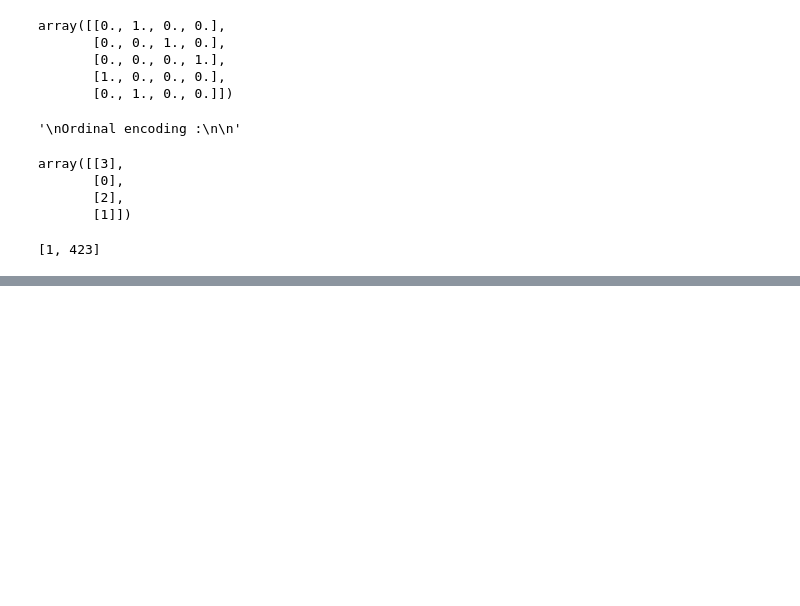
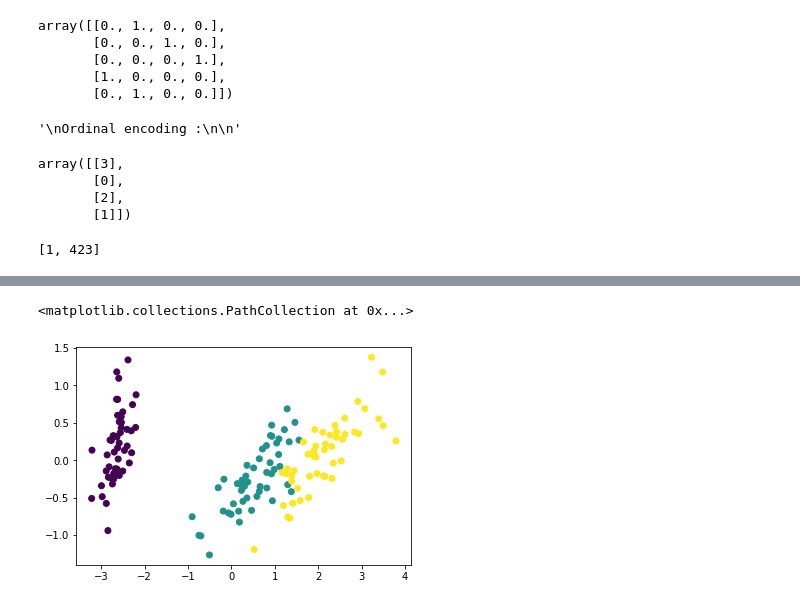
Before and after one commit to lalithakre/Normalization-in-ML, a Jupyter notebook: PreProcessing.ipynb, the cells around one changed output, grey strips where cells are left out. Saved outputs shown, nothing was run; the diff lists cells and outputs as text; code cells hidden in the pictures; blank space fills up the shorter version.

```diff
--- a/PreProcessing.ipynb
+++ b/PreProcessing.ipynb
@@ -87,0 +96,11 @@ outlier
+# %%
+import numpy as np
+from sklearn.datasets import load_iris
+ds=load_iris()
+x=ds.target
+y=ds.data
+# %%
+from sklearn.decomposition import PCA
+pc=PCA(n_components=2)
+xnew=pc.fit_transform(y)
+xnew
@@ -87,0 +125,6 @@ outlier
+# %%
+import matplotlib.pyplot as plt
+plt.scatter(xnew[:,0],xnew[:,1],c=ds['target'])
+# %% [output]
+<matplotlib.collections.PathCollection at 0x...>
+[figure, added]
```
Also changed, not shown: parts of 4 cells of this notebook.
